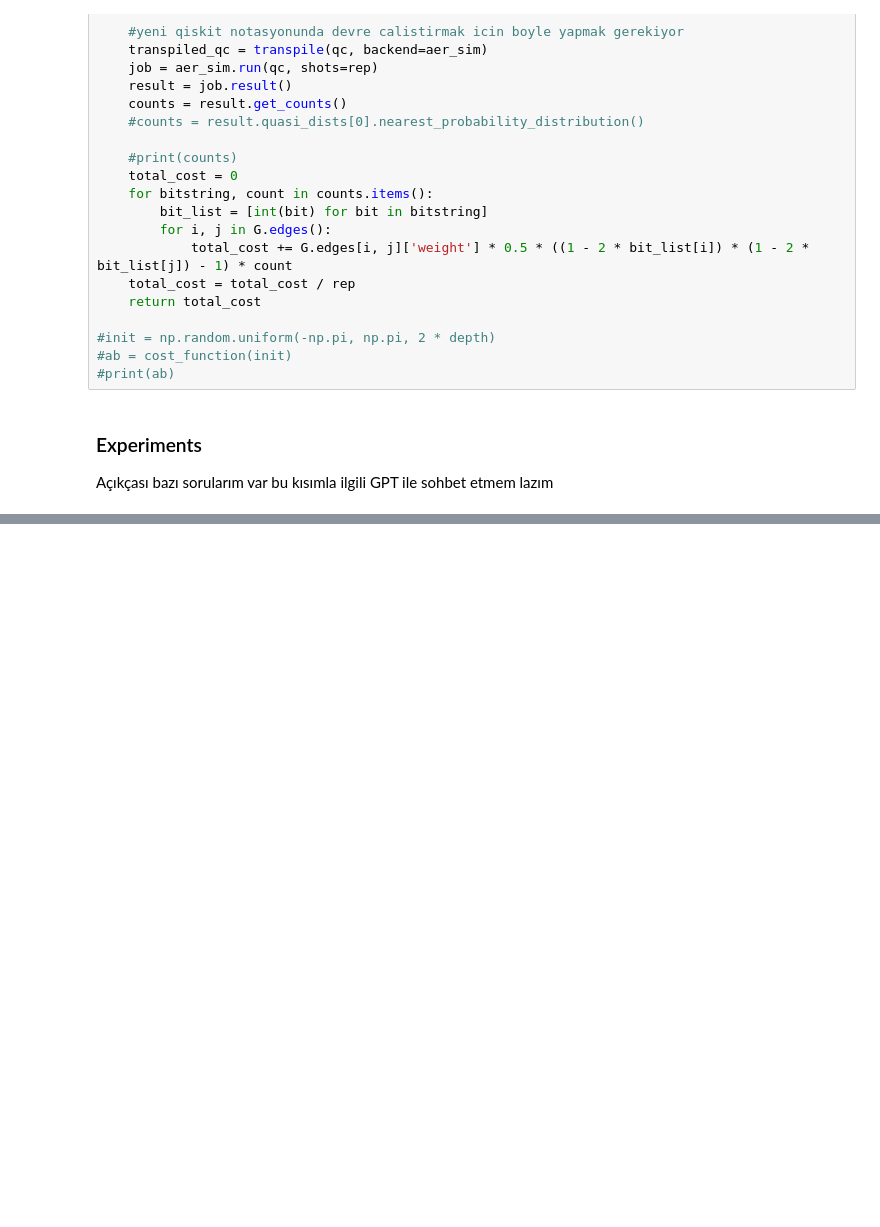
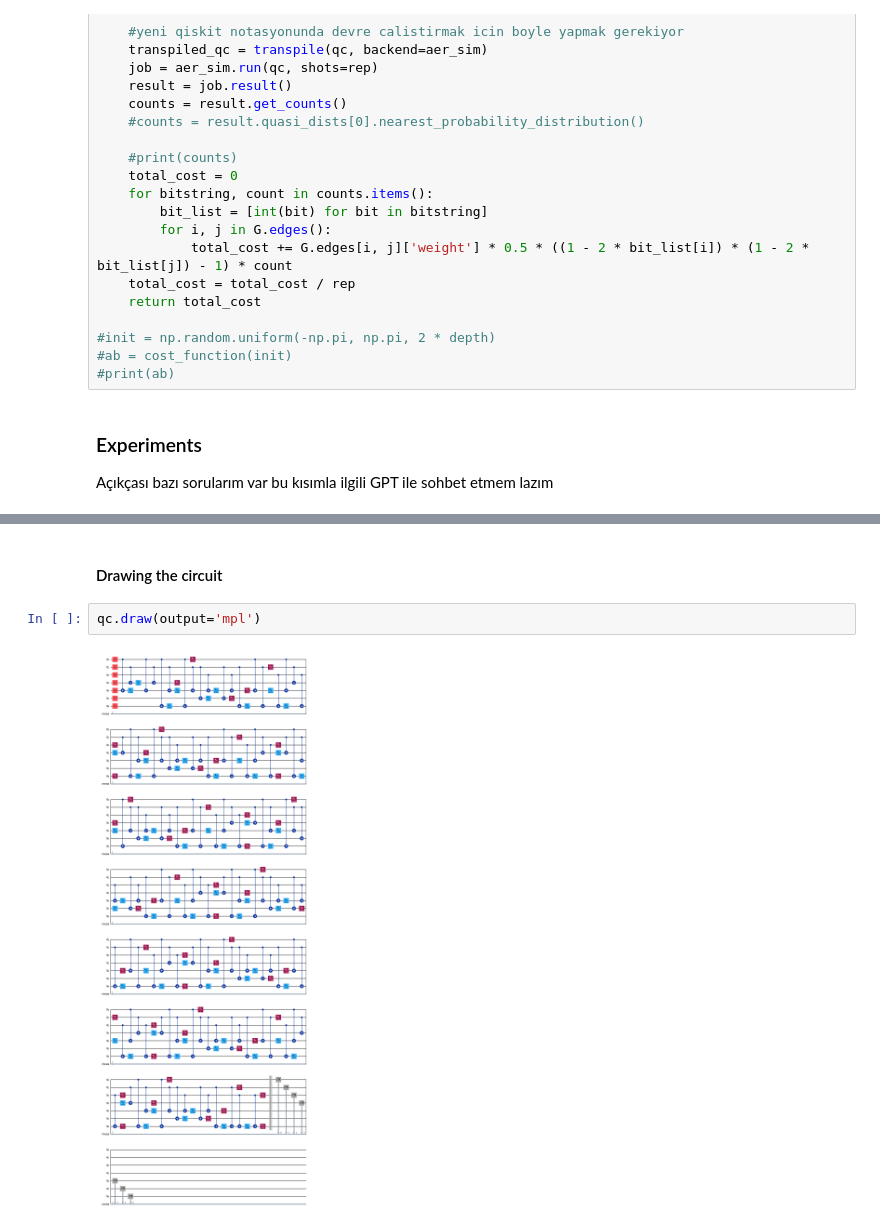
Before and after one commit to yagizdas/prototype, a Jupyter notebook: Template.ipynb, the cells around one changed output, grey strips where cells are left out. Drawn from its saved outputs; the diff is of its cells as text; blank space fills up the shorter version.

```diff
--- a/Template.ipynb
+++ b/Template.ipynb
@@ -279,3 +299,9 @@ Ratio: 0.5666024924242529
+# %% [markdown]
+#### Drawing the circuit
+# %%
+qc.draw(output='mpl')
+# %% [output]
+[figure, added]
 # %%
 print(cut_quantum)
 # %% [output]
```
Also changed, not shown: parts of 9 cells of this notebook.
